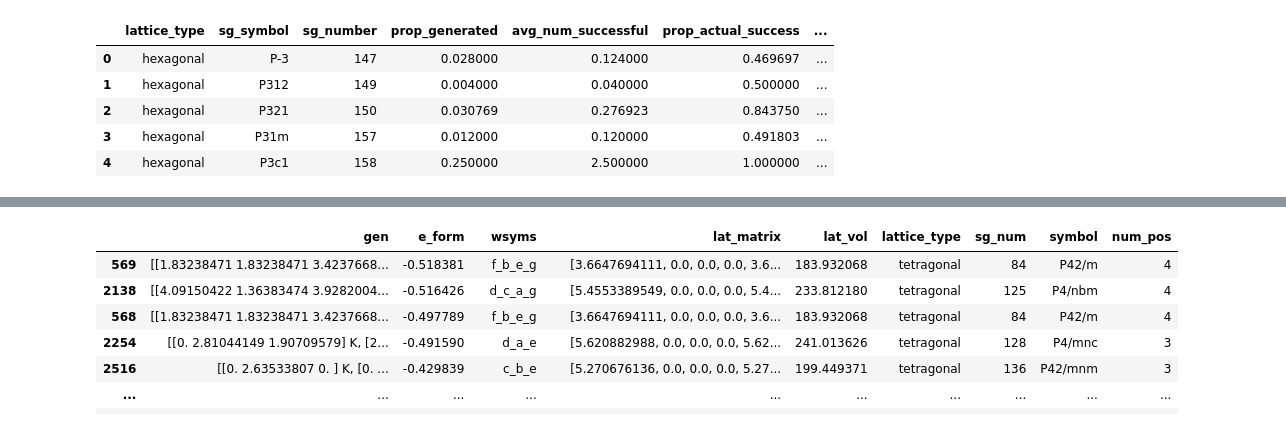
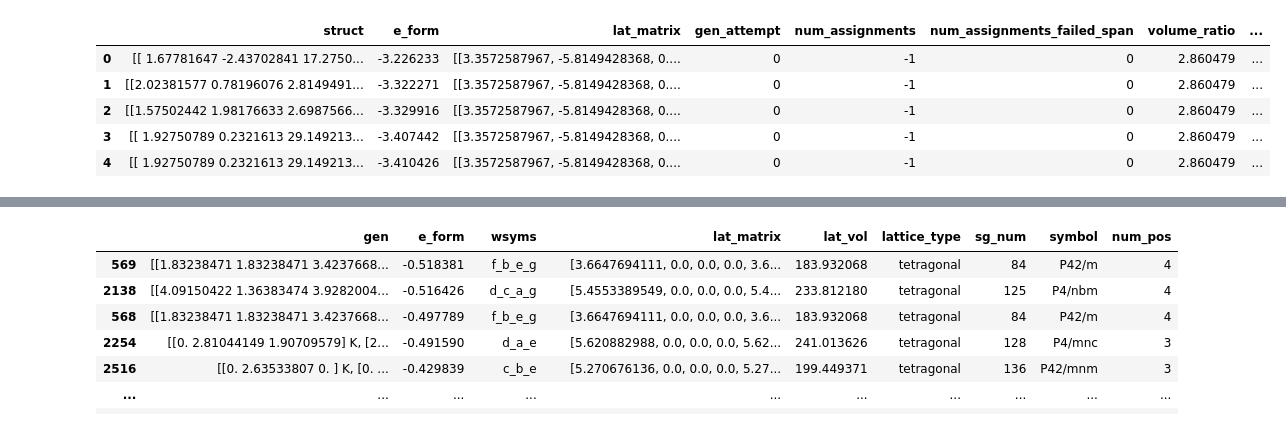
Before and after one commit to nicholas-miklaucic/baysic, a Jupyter notebook: group-search.ipynb, the cells around one changed output, grey strips where cells are left out. Drawn from its saved outputs; the diff is of its cells as text; code cells hidden in the pictures.

```diff
--- a/group-search.ipynb
+++ b/group-search.ipynb
@@ -10,29 +13,32 @@ rp.bokeh_setup(IS_DARK)
 # %%
 from pathlib import Path
 from datetime import datetime
 
-date = datetime.now().strftime('%m-%d')
+# date = datetime.now().strftime('%m-%d')
+date = '10-23'
 
-comp = 'K4C2N4'
-true = 'C2/m, monoclinic'
+comp = 'La10Ge6'
+true = 'P6_3/mcm'
+# comp = 'Ta4Si4Ir4'
+# true = 'Pnma, orthorhombic'
 # comp = 'Al6V2'
 # true = 'I4/mmm, tetragonal'
 # comp = 'Mg6Au2'
 # true = 'P63/mmc, hexagonal'
 # date = '10-08'
 # comp = 'Ce1B1Rh3'
 # true = 'Pm-3m, cubic'
 # date = '10-08'
 
 run_id = Path('logs') / date / comp / '1'
 
 total_df = json_to_df(run_id / 'total.json')
 total_df.head()
 # %% [output]
-|  | lattice_type | sg_symbol | sg_number | prop_generated | avg_num_successful | prop_actual_success | ... |
-| 0 | hexagonal | P-3 | 147 | 0.028000 | 0.124000 | 0.469697 | ... |
-| 1 | hexagonal | P312 | 149 | 0.004000 | 0.040000 | 0.500000 | ... |
-| 2 | hexagonal | P321 | 150 | 0.030769 | 0.276923 | 0.843750 | ... |
-| 3 | hexagonal | P31m | 157 | 0.012000 | 0.120000 | 0.491803 | ... |
-| 4 | hexagonal | P3c1 | 158 | 0.250000 | 2.500000 | 1.000000 | ... |
+|  | struct | e_form | lat_matrix | gen_attempt | num_assignments | num_assignments_failed_span | volume_ratio | ... |
+| 0 | [[ 1.67781647 -2.43702841 17.2750... | -3.226233 | [[3.3572587967, -5.8149428368, 0.... | 0 | -1 | 0 | 2.860479 | ... |
+| 1 | [[2.02381577 0.78196076 2.8149491... | -3.322271 | [[3.3572587967, -5.8149428368, 0.... | 0 | -1 | 0 | 2.860479 | ... |
+| 2 | [[1.57502442 1.98176633 2.6987566... | -3.329916 | [[3.3572587967, -5.8149428368, 0.... | 0 | -1 | 0 | 2.860479 | ... |
+| 3 | [[ 1.92750789 0.2321613 29.149213... | -3.407442 | [[3.3572587967, -5.8149428368, 0.... | 0 | -1 | 0 | 2.860479 | ... |
+| 4 | [[ 1.92750789 0.2321613 29.149213... | -3.410426 | [[3.3572587967, -5.8149428368, 0.... | 0 | -1 | 0 | 2.860479 | ... |
 # %%
```
Also changed, not shown: parts of 6 cells of this notebook, 20 other files.
